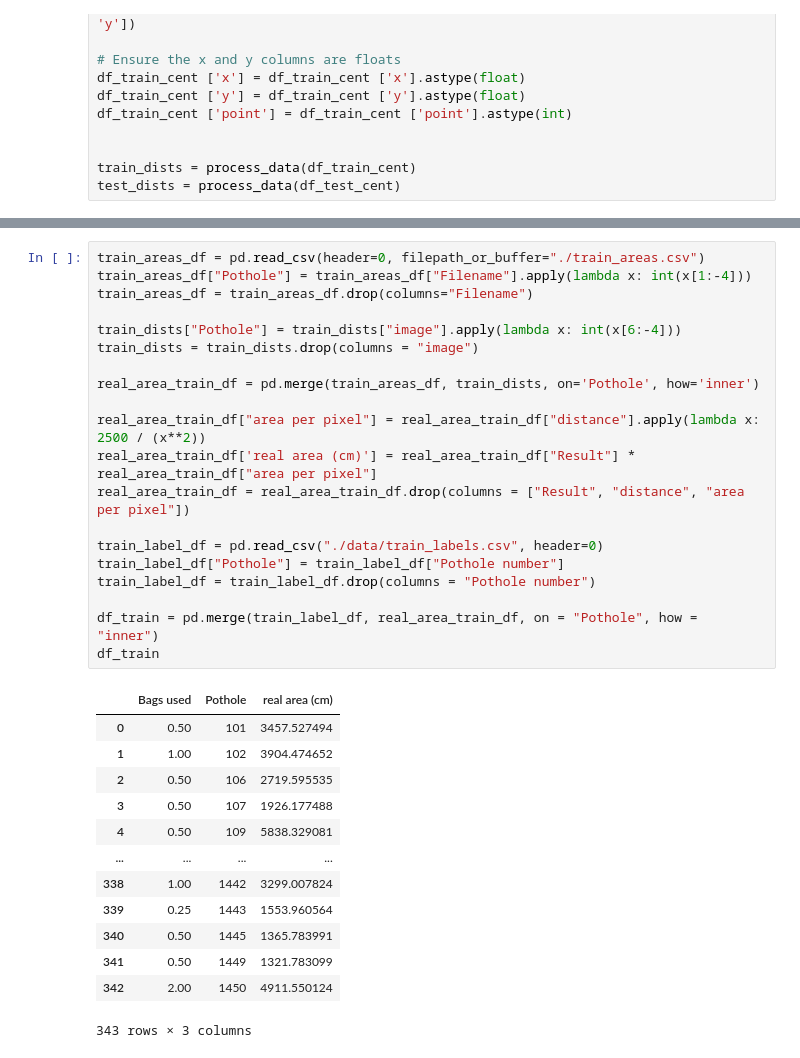
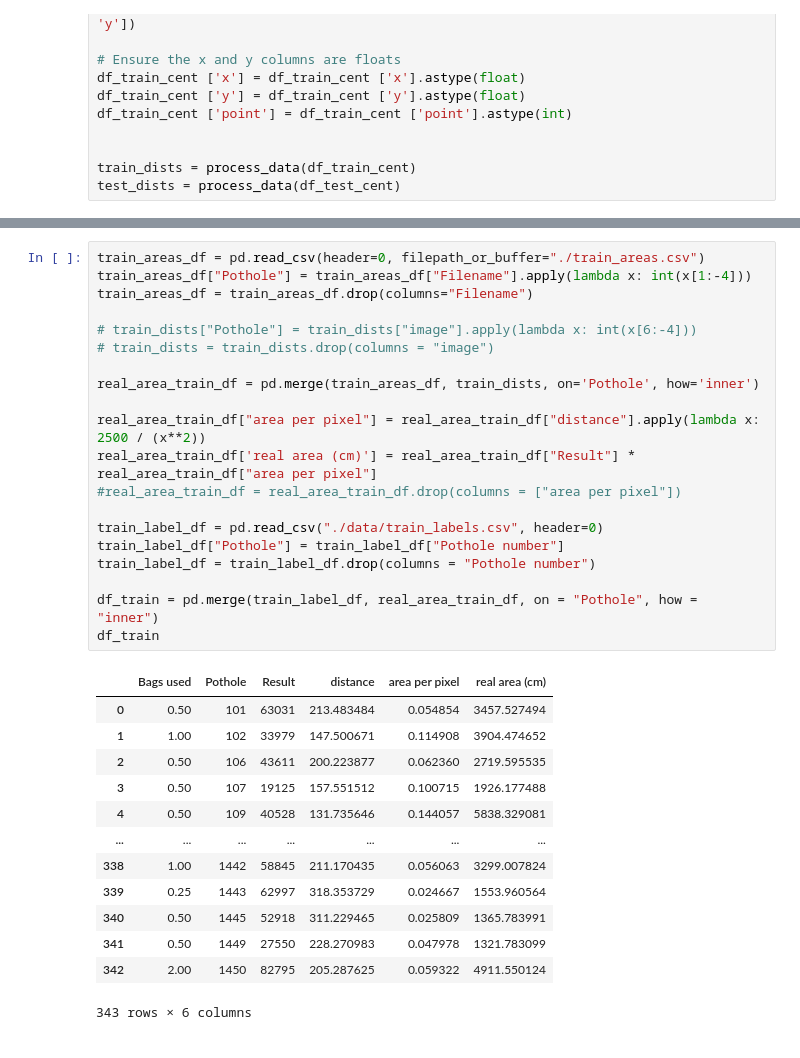
Before and after one commit to de-longhi/Patch-Perfect-Using-AI-to-Fix-Roads, a Jupyter notebook: Patch_Perfect.ipynb, the cells around one changed output, grey strips where cells are left out. Drawn from its saved outputs; the diff is of its cells as text.

```diff
--- a/Patch_Perfect.ipynb
+++ b/Patch_Perfect.ipynb
@@ -659,37 +658,37 @@ KeyboardInterrupt:
 # %%
 train_areas_df = pd.read_csv(header=0, filepath_or_buffer="./train_areas.csv")
 train_areas_df["Pothole"] = train_areas_df["Filename"].apply(lambda x: int(x[1:-4]))
 train_areas_df = train_areas_df.drop(columns="Filename")
 
-train_dists["Pothole"] = train_dists["image"].apply(lambda x: int(x[6:-4]))
-train_dists = train_dists.drop(columns = "image")
+# train_dists["Pothole"] = train_dists["image"].apply(lambda x: int(x[6:-4]))
+# train_dists = train_dists.drop(columns = "image")
 
 real_area_train_df = pd.merge(train_areas_df, train_dists, on='Pothole', how='inner')
 
 real_area_train_df["area per pixel"] = real_area_train_df["distance"].apply(lambda x: 2500 / (x**2))
 real_area_train_df['real area (cm)'] = real_area_train_df["Result"] * real_area_train_df["area per pixel"]
-real_area_train_df = real_area_train_df.drop(columns = ["Result", "distance", "area per pixel"])
+#real_area_train_df = real_area_train_df.drop(columns = ["area per pixel"])
 
 train_label_df = pd.read_csv("./data/train_labels.csv", header=0)
 train_label_df["Pothole"] = train_label_df["Pothole number"]
 train_label_df = train_label_df.drop(columns = "Pothole number")
 
 df_train = pd.merge(train_label_df, real_area_train_df, on = "Pothole", how = "inner")
 df_train
 # %% [output]
-|  | Bags used | Pothole | real area (cm) |
-| 0 | 0.50 | 101 | 3457.527494 |
-| 1 | 1.00 | 102 | 3904.474652 |
-| 2 | 0.50 | 106 | 2719.595535 |
-| 3 | 0.50 | 107 | 1926.177488 |
-| 4 | 0.50 | 109 | 5838.329081 |
-| ... | ... | ... | ... |
-| 338 | 1.00 | 1442 | 3299.007824 |
-| 339 | 0.25 | 1443 | 1553.960564 |
-| 340 | 0.50 | 1445 | 1365.783991 |
-| 341 | 0.50 | 1449 | 1321.783099 |
-| 342 | 2.00 | 1450 | 4911.550124 |
+|  | Bags used | Pothole | Result | distance | area per pixel | real area (cm) |
+| 0 | 0.50 | 101 | 63031 | 213.483484 | 0.054854 | 3457.527494 |
+| 1 | 1.00 | 102 | 33979 | 147.500671 | 0.114908 | 3904.474652 |
+| 2 | 0.50 | 106 | 43611 | 200.223877 | 0.062360 | 2719.595535 |
+| 3 | 0.50 | 107 | 19125 | 157.551512 | 0.100715 | 1926.177488 |
+| 4 | 0.50 | 109 | 40528 | 131.735646 | 0.144057 | 5838.329081 |
+| ... | ... | ... | ... | ... | ... | ... |
+| 338 | 1.00 | 1442 | 58845 | 211.170435 | 0.056063 | 3299.007824 |
+| 339 | 0.25 | 1443 | 62997 | 318.353729 | 0.024667 | 1553.960564 |
+| 340 | 0.50 | 1445 | 52918 | 311.229465 | 0.025809 | 1365.783991 |
+| 341 | 0.50 | 1449 | 27550 | 228.270983 | 0.047978 | 1321.783099 |
+| 342 | 2.00 | 1450 | 82795 | 205.287625 | 0.059322 | 4911.550124 |
-343 rows × 3 columns
+343 rows × 6 columns
 # %%
 remove = np.where((df_train["real area (cm)"] > 12000))[0]
 
```
Also changed, not shown: parts of 24 cells of this notebook, 6 other files.
